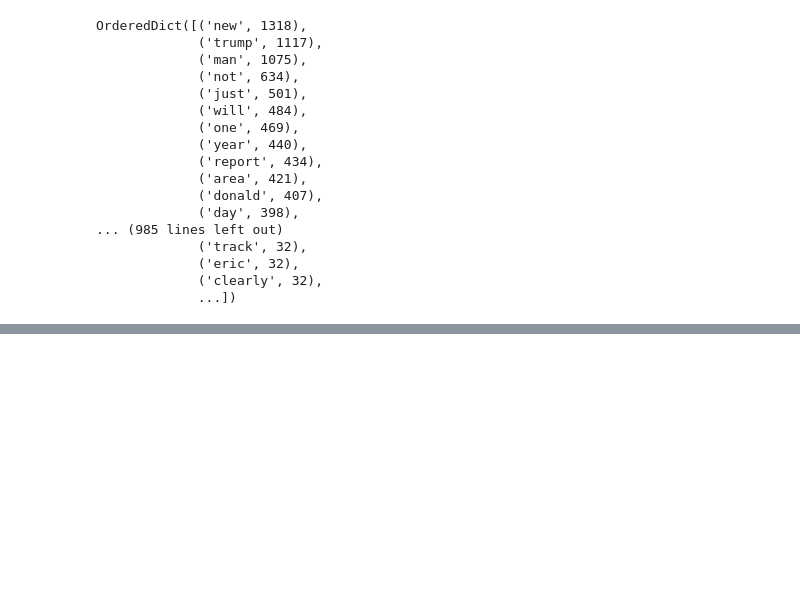
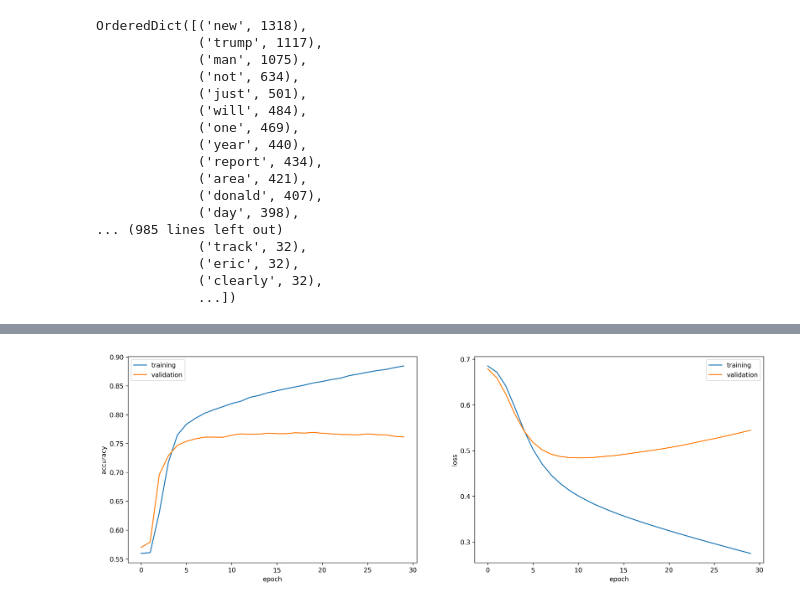
Before and after one commit to ashen007/DeepLearning-goes-deep, a Jupyter notebook: notebooks/natural language processing/embadding.ipynb, the cells around one changed output, grey strips where cells are left out. Drawn from its saved outputs; the diff is of its cells as text; code cells hidden in the pictures; blank space fills up the shorter version.

Commit message:
embedding layer - size of vocabulary - training

```diff
--- a/notebooks/natural language processing/embadding.ipynb
+++ b/notebooks/natural language processing/embadding.ipynb
@@ -273,0 +317,19 @@ plt.show()
+# %%
+training_padded = np.array(training_padded)
+training_labels = np.array(training_labels)
+testing_padded = np.array(testing_padded)
+testing_labels = np.array(testing_labels)
+model = Sequential(
+    [Embedding(10000, 16),
+     GlobalMaxPool1D(),
+     Dense(units=24, activation='relu'),
+     Dense(1, activation='sigmoid')]
+)
+
+adam = Adam(learning_rate=0.0001, beta_1=0.9, beta_2=0.999, amsgrad=False)
+model.compile(loss='binary_crossentropy', optimizer=adam, metrics=['accuracy'])
+
+history = model.fit(x=training_padded,
+                    y=training_labels,
+                    validation_data=(testing_padded, testing_labels),
+                    epochs=30)
@@ -273,0 +354,15 @@ plt.show()
+# %%
+fig, axes = plt.subplots(nrows=1, ncols=2, figsize=[18, 6], dpi=300)
+sns.lineplot(x=np.arange(30), y=history.history['accuracy'], ax=axes[0], label='training')
+sns.lineplot(x=np.arange(30), y=history.history['val_accuracy'], ax=axes[0], label='validation')
+sns.lineplot(x=np.arange(30), y=history.history['loss'], ax=axes[1], label='training')
+sns.lineplot(x=np.arange(30), y=history.history['val_loss'], ax=axes[1], label='validation')
+
+axes[0].set_xlabel('epoch')
+axes[0].set_ylabel('accuracy')
+axes[1].set_xlabel('epoch')
+axes[1].set_ylabel('loss')
+
+plt.show()
+# %% [output]
+[figure, added]
```
Also changed, not shown: parts of 3 cells of this notebook.
